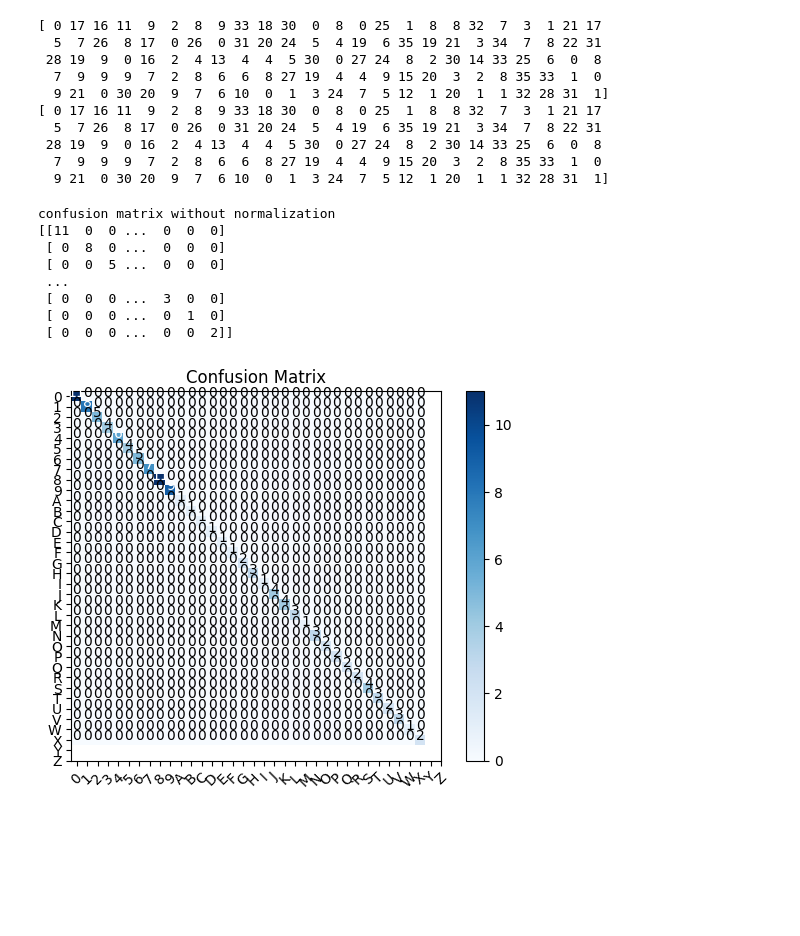
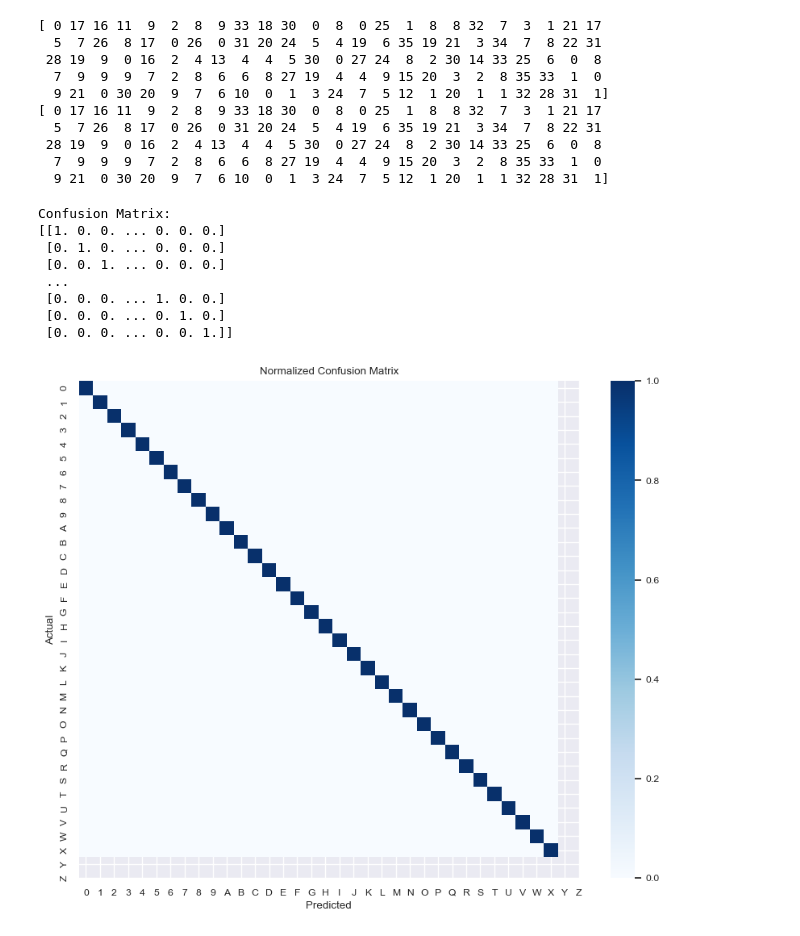
Before and after one commit to mmshakourig/ENPH353_LAB6, a Jupyter notebook: src/cnn.ipynb, the cells around one changed output. Saved outputs shown, nothing was run; the diff lists cells and outputs as text; code cells hidden in the pictures; blank space fills up the shorter version.

Commit message:
Corrected Confusion Matrix

```diff
--- a/src/cnn.ipynb
+++ b/src/cnn.ipynb
@@ -213,6 +197,7 @@ actual_labels = np.array([predict_ds[i][1][0] for i in range(len(predict_ds))])
 print(actual_labels)
 prediction_labels = np.argmax(prediction, axis=1)
 print(prediction_labels)
+class_labels = list(org.DataOrganizer.label_lst)
 # %% [output]
 [ 0 17 16 11  9  2  8  9 33 18 30  0  8  0 25  1  8  8 32  7  3  1 21 17
   5  7 26  8 17  0 26  0 31 20 24  5  4 19  6 35 19 21  3 34  7  8 22 31
@@ -250,14 +212,28 @@ def plot_cm(cm, classes, normalize=False, title='Confusion Matrix'):
-# %%
-cm = confusion_matrix(actual_labels, prediction_labels)
-cm_plot_labels = list(org.DataOrganizer.label_lst)
-plot_cm(cm=cm, classes=cm_plot_labels, title='Confusion Matrix')
-# %% [output]
-confusion matrix without normalization
-[[11  0  0 ...  0  0  0]
- [ 0  8  0 ...  0  0  0]
- [ 0  0  5 ...  0  0  0]
- ...
- [ 0  0  0 ...  3  0  0]
- [ 0  0  0 ...  0  1  0]
- [ 0  0  0 ...  0  0  2]]
-[figure, removed]
+# %%
+from sklearn.metrics import confusion_matrix
+import seaborn as sns
+
+confusion_mat = confusion_matrix(actual_labels, prediction_labels)
+confusion_mat = confusion_mat.astype('float') / confusion_mat.sum(axis=1)[:, np.newaxis]
+
+print("Confusion Matrix:")
+print(confusion_mat)
+
+plt.figure(figsize=(10, 8))
+sns.set(font_scale=.8)
+sns.heatmap(confusion_mat, annot=False, cmap='Blues',
+            xticklabels=class_labels, yticklabels=class_labels, fmt=".2f")
+plt.xlabel('Predicted')
+plt.ylabel('Actual')
+plt.title('Normalized Confusion Matrix')
+plt.show()
+# %% [output]
+Confusion Matrix:
+[[1. 0. 0. ... 0. 0. 0.]
+ [0. 1. 0. ... 0. 0. 0.]
+ [0. 0. 1. ... 0. 0. 0.]
+ ...
+ [0. 0. 0. ... 1. 0. 0.]
+ [0. 0. 0. ... 0. 1. 0.]
+ [0. 0. 0. ... 0. 0. 1.]]
+[figure, added]
```
Also changed, not shown: parts of 3 cells of this notebook.
